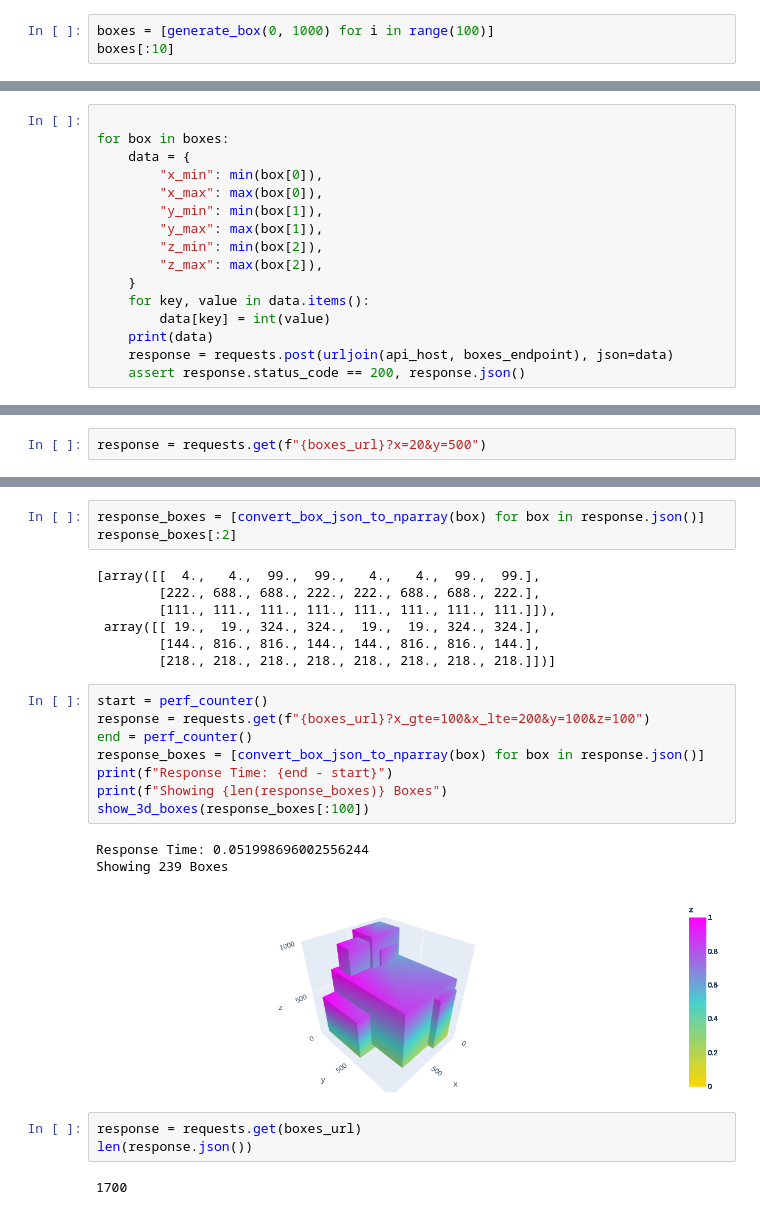
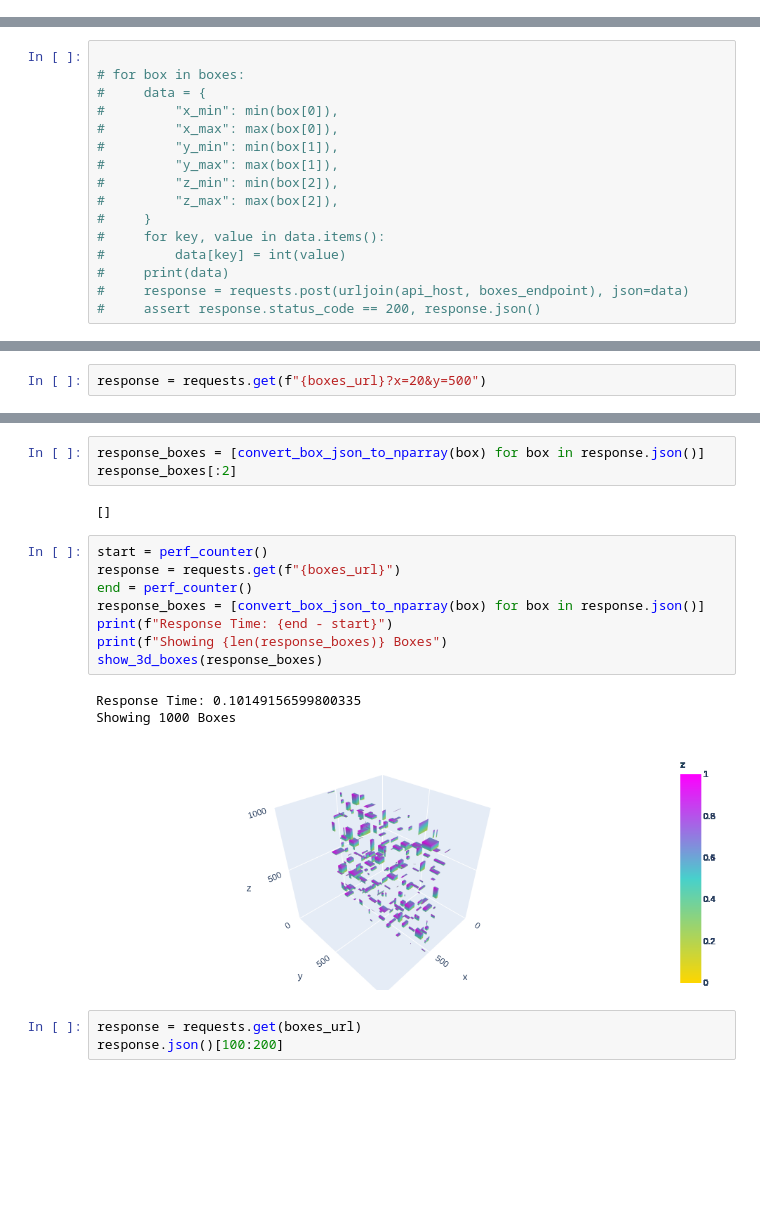
Before and after one commit to richardautry/spatial_partition_storage, a Jupyter notebook: spatial_partitioning.ipynb, the cells around one changed output, grey strips where cells are left out. Saved outputs shown, nothing was run; the diff lists cells and outputs as text; blank space fills up the shorter version.

Commit message:
WIP: Producing boxes for every partition

```diff
--- a/spatial_partitioning.ipynb
+++ b/spatial_partitioning.ipynb
@@ -1,5 +1,2 @@
 # %%
 from utils import *
-# %%
-boxes = [generate_box(0, 1000) for i in range(100)]
-boxes[:10]
@@ -45,16 +24,16 @@ response.json()[:1]
 # %%
 
-for box in boxes:
-    data = {
-        "x_min": min(box[0]),
-        "x_max": max(box[0]),
-        "y_min": min(box[1]),
-        "y_max": max(box[1]),
-        "z_min": min(box[2]),
-        "z_max": max(box[2]),
-    }
-    for key, value in data.items():
-        data[key] = int(value)
-    print(data)
-    response = requests.post(urljoin(api_host, boxes_endpoint), json=data)
-    assert response.status_code == 200, response.json()
+# for box in boxes:
+#     data = {
+#         "x_min": min(box[0]),
+#         "x_max": max(box[0]),
+#         "y_min": min(box[1]),
+#         "y_max": max(box[1]),
+#         "z_min": min(box[2]),
+#         "z_max": max(box[2]),
+#     }
+#     for key, value in data.items():
+#         data[key] = int(value)
+#     print(data)
+#     response = requests.post(urljoin(api_host, boxes_endpoint), json=data)
+#     assert response.status_code == 200, response.json()
@@ -123,26 +80,19 @@ array([[  4.,   4.,  99.,  99.,   4.,   4.,  99.,  99.],
 response_boxes = [convert_box_json_to_nparray(box) for box in response.json()]
 response_boxes[:2]
 # %% [output]
-[array([[  4.,   4.,  99.,  99.,   4.,   4.,  99.,  99.],
-        [222., 688., 688., 222., 222., 688., 688., 222.],
-        [111., 111., 111., 111., 111., 111., 111., 111.]]),
- array([[ 19.,  19., 324., 324.,  19.,  19., 324., 324.],
-        [144., 816., 816., 144., 144., 816., 816., 144.],
-        [218., 218., 218., 218., 218., 218., 218., 218.]])]
+[]
 # %%
 start = perf_counter()
-response = requests.get(f"{boxes_url}?x_gte=100&x_lte=200&y=100&z=100")
+response = requests.get(f"{boxes_url}")
 end = perf_counter()
 response_boxes = [convert_box_json_to_nparray(box) for box in response.json()]
 print(f"Response Time: {end - start}")
 print(f"Showing {len(response_boxes)} Boxes")
-show_3d_boxes(response_boxes[:100])
+show_3d_boxes(response_boxes)
 # %% [output]
-Response Time: 0.051998696002556244
-Showing 239 Boxes
+Response Time: 0.10149156599800335
+Showing 1000 Boxes
-[figure, old version]
+[figure, new version]
 # %%
 response = requests.get(boxes_url)
-len(response.json())
+response.json()[100:200]
-# %% [output]
-1700
```
Also changed, not shown: parts of 4 cells of this notebook, 3 other files.
